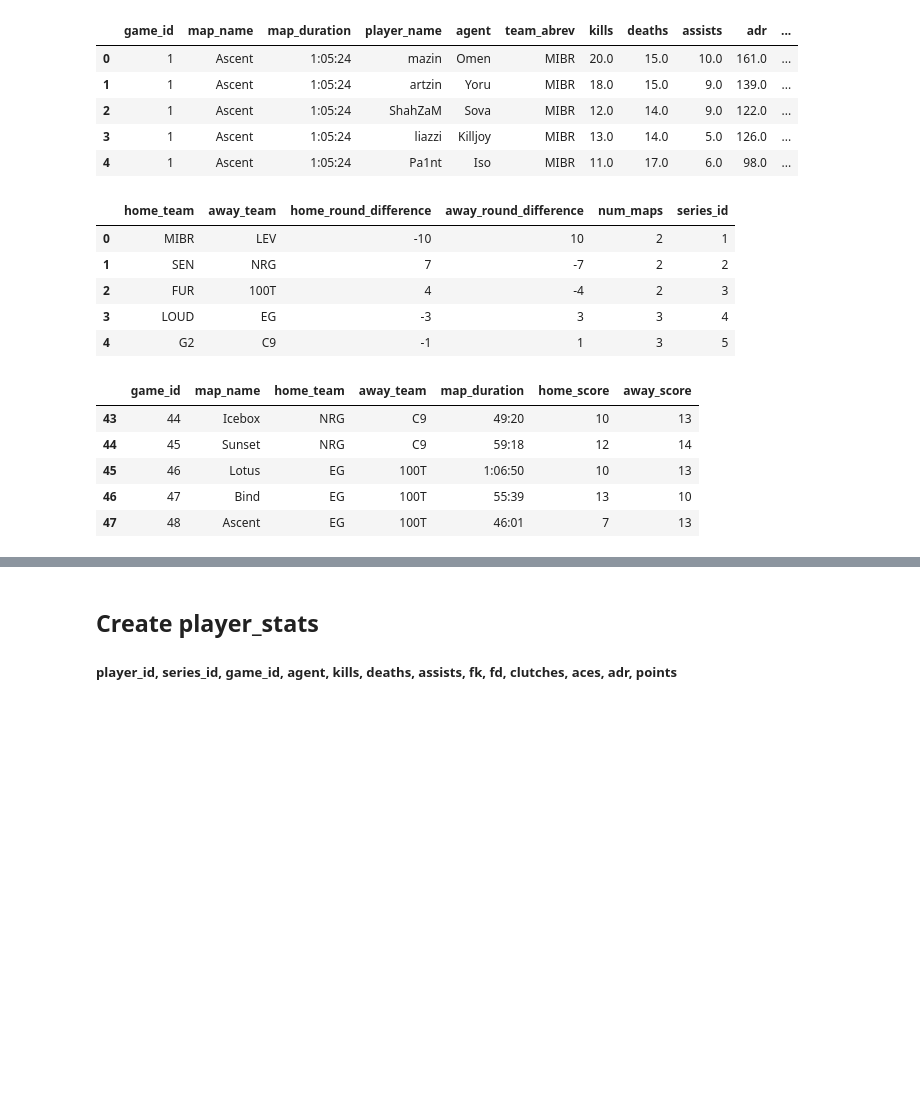
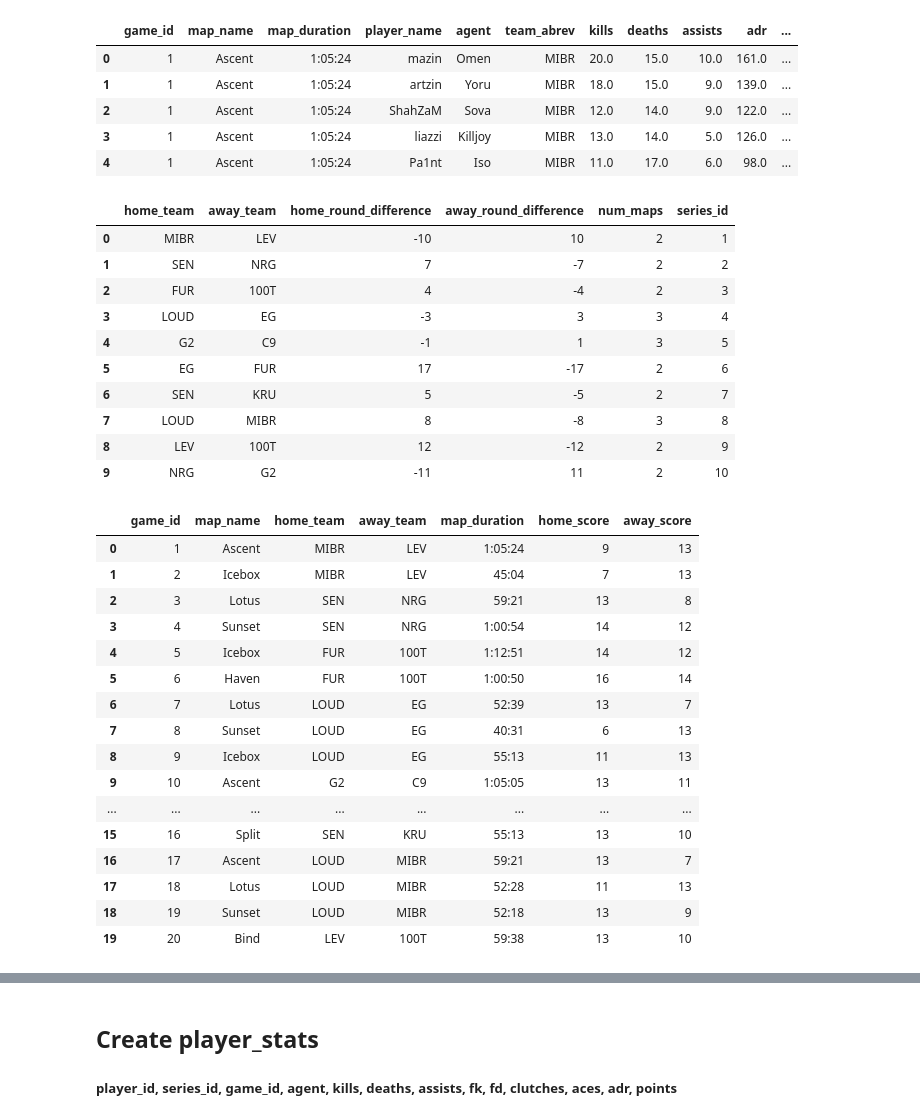
Before and after one commit to bmcnamee96/Fantasy-Val, a Jupyter notebook: Scripts/table_cleaning_for_db.ipynb, the cells around one changed output, grey strips where cells are left out. Cells and saved outputs as stored; diff of their text form; code cells hidden in the pictures; blank space fills up the shorter version.

Commit message:
fixed to show KRU games

```diff
--- a/Scripts/table_cleaning_for_db.ipynb
+++ b/Scripts/table_cleaning_for_db.ipynb
@@ -24,7 +25,7 @@ file_path = '../Data/series_df.csv'
 series_df = pd.read_csv(file_path)
 # Add series_id column starting at 1
 series_df['series_id'] = range(1, len(series_df) + 1)
-series_df.head(5)
+series_df.head(10)
 # %% [output]
 |  | home_team | away_team | home_round_difference | away_round_difference | num_maps | series_id |
 | 0 | MIBR | LEV | -10 | 10 | 2 | 1 |
@@ -32,20 +33,38 @@ series_df.head(5)
 | 2 | FUR | 100T | 4 | -4 | 2 | 3 |
 | 3 | LOUD | EG | -3 | 3 | 3 | 4 |
 | 4 | G2 | C9 | -1 | 1 | 3 | 5 |
+| 5 | EG | FUR | 17 | -17 | 2 | 6 |
+| 6 | SEN | KRU | 5 | -5 | 2 | 7 |
+| 7 | LOUD | MIBR | 8 | -8 | 3 | 8 |
+| 8 | LEV | 100T | 12 | -12 | 2 | 9 |
+| 9 | NRG | G2 | -11 | 11 | 2 | 10 |
 # %%
 file_path = '../Data/scores_data.csv'
 games_df = pd.read_csv(file_path)
 games_df['game_id'] = games_df['game_id']+1
 # Drop rows where both home_score and away_score are 0
 games_df = games_df[~((games_df['home_score'] == 0) & (games_df['away_score'] == 0))]
-games_df.tail()
+games_df['home_team'] = games_df['home_team'].replace('KRÜ', 'KRU')
+games_df['away_team'] = games_df['away_team'].replace('KRÜ', 'KRU')
+games_df.head(20)
 # %% [output]
 |  | game_id | map_name | home_team | away_team | map_duration | home_score | away_score |
-| 43 | 44 | Icebox | NRG | C9 | 49:20 | 10 | 13 |
-| 44 | 45 | Sunset | NRG | C9 | 59:18 | 12 | 14 |
-| 45 | 46 | Lotus | EG | 100T | 1:06:50 | 10 | 13 |
-| 46 | 47 | Bind | EG | 100T | 55:39 | 13 | 10 |
-| 47 | 48 | Ascent | EG | 100T | 46:01 | 7 | 13 |
+| 0 | 1 | Ascent | MIBR | LEV | 1:05:24 | 9 | 13 |
+| 1 | 2 | Icebox | MIBR | LEV | 45:04 | 7 | 13 |
+| 2 | 3 | Lotus | SEN | NRG | 59:21 | 13 | 8 |
+| 3 | 4 | Sunset | SEN | NRG | 1:00:54 | 14 | 12 |
+| 4 | 5 | Icebox | FUR | 100T | 1:12:51 | 14 | 12 |
+| 5 | 6 | Haven | FUR | 100T | 1:00:50 | 16 | 14 |
+| 6 | 7 | Lotus | LOUD | EG | 52:39 | 13 | 7 |
+| 7 | 8 | Sunset | LOUD | EG | 40:31 | 6 | 13 |
+| 8 | 9 | Icebox | LOUD | EG | 55:13 | 11 | 13 |
+| 9 | 10 | Ascent | G2 | C9 | 1:05:05 | 13 | 11 |
+| ... | ... | ... | ... | ... | ... | ... | ... |
+| 15 | 16 | Split | SEN | KRU | 55:13 | 13 | 10 |
+| 16 | 17 | Ascent | LOUD | MIBR | 59:21 | 13 | 7 |
+| 17 | 18 | Lotus | LOUD | MIBR | 52:28 | 11 | 13 |
+| 18 | 19 | Sunset | LOUD | MIBR | 52:18 | 13 | 9 |
+| 19 | 20 | Bind | LEV | 100T | 59:38 | 13 | 10 |
 # %%
 file_path = '../Data/player_data.csv'
 player_df = pd.read_csv(file_path)
```
Also changed, not shown: parts of 3 cells of this notebook, 1 other file.
